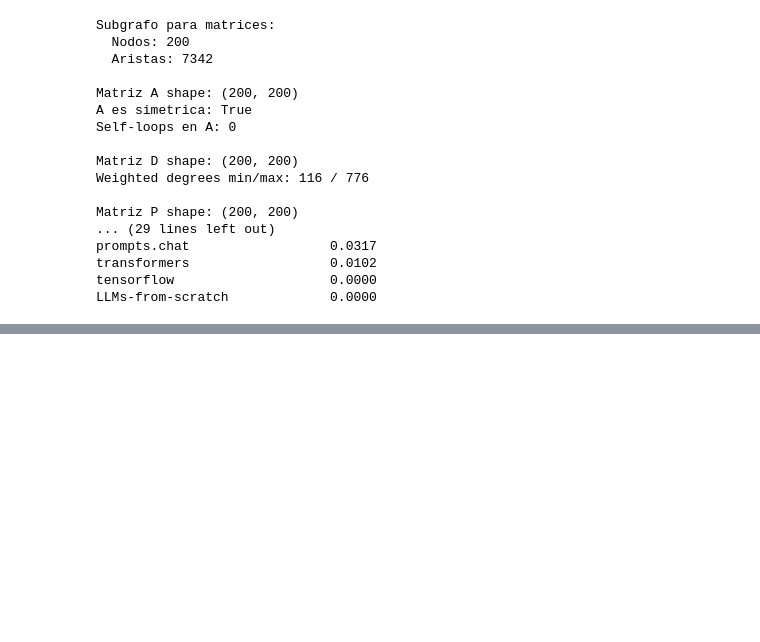
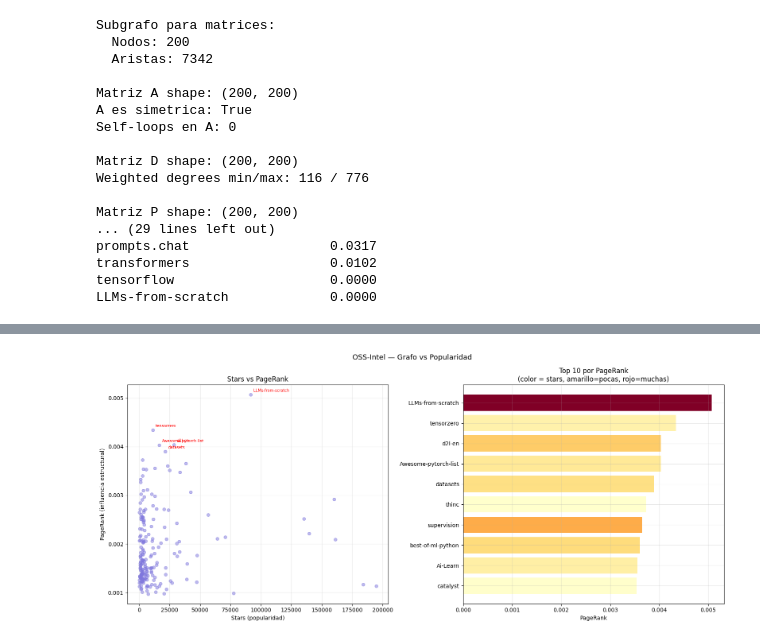
Before and after one commit to NayeliMaVi/Big-Data, a Jupyter notebook: notebooks/Sem12_graph_analytics.ipynb, the cells around one changed output, grey strips where cells are left out. Saved outputs shown, nothing was run; the diff lists cells and outputs as text; code cells hidden in the pictures; blank space fills up the shorter version.

```diff
--- a/notebooks/Sem12_graph_analytics.ipynb
+++ b/notebooks/Sem12_graph_analytics.ipynb
@@ -491,0 +841,82 @@ LLMs-from-scratch             0.0000
+# %%
+# ============================================================
+# Sección 7 — Comparación final de rankings
+# ============================================================
+
+# Construir tabla comparativa de los top 20 por cada métrica
+top_pagerank = centrality_df.sort_values("pagerank", ascending=False).head(20)
+top_stars = centrality_df.sort_values("stars", ascending=False).head(20)
+top_wd = centrality_df.sort_values("weighted_degree", ascending=False).head(20)
+
+# Rank de cada repo en cada sistema
+all_repos = centrality_df["nombre"].tolist()
+
+rank_pagerank = {row["nombre"]: i+1 for i, row in
+                 centrality_df.sort_values("pagerank", ascending=False).iterrows()}
+rank_stars = {row["nombre"]: i+1 for i, row in
+              centrality_df.sort_values("stars", ascending=False).iterrows()}
+rank_wd = {row["nombre"]: i+1 for i, row in
+           centrality_df.sort_values("weighted_degree", ascending=False).iterrows()}
+
+# Tabla de los top 15 por PageRank con su rank en stars
+comparison = centrality_df.sort_values("pagerank", ascending=False).head(15).copy()
+comparison["rank_pagerank"] = range(1, 16)
+comparison["rank_stars"] = comparison["nombre"].map(
+    lambda x: centrality_df.sort_values("stars", ascending=False)
+    .reset_index(drop=True).index[
+        centrality_df.sort_values("stars", ascending=False)["nombre"].tolist().index(x)
+    ] + 1 if x in centrality_df["nombre"].tolist() else "-"
+)
+
+print("=" * 70)
+print("COMPARACIÓN: PageRank vs Popularidad por Stars")
+print("=" * 70)
+print(f"{'Repo':<45} | {'PR rank':>7} | {'Stars rank':>10} | {'Stars':>8}")
+print("-" * 75)
+for _, row in comparison.iterrows():
+    print(f"{row['nombre']:<45} | {row['rank_pagerank']:>7} | {row['rank_stars']:>10} | {row['stars']:>8,}")
+
+# Visualización comparativa
+fig, axes = plt.subplots(1, 2, figsize=(16, 7))
+
+# Stars vs PageRank scatter
+axes[0].scatter(
+    centrality_df["stars"],
+    centrality_df["pagerank"],
+    alpha=0.5, s=30, color="#7F77DD"
+)
+# Anotar top 5 por pagerank
+for _, row in centrality_df.sort_values("pagerank", ascending=False).head(5).iterrows():
+    axes[0].annotate(
+        row["nombre"].split("/")[1],
+        (row["stars"], row["pagerank"]),
+        fontsize=7, color="red",
+        xytext=(5, 5), textcoords="offset points"
+    )
+axes[0].set_xlabel("Stars (popularidad)")
+axes[0].set_ylabel("PageRank (influencia estructural)")
+axes[0].set_title("Stars vs PageRank")
+axes[0].grid(alpha=0.3)
+
+# Bar chart top 10 PageRank coloreado por stars
+top10_pr = centrality_df.sort_values("pagerank", ascending=False).head(10)
+colors = plt.cm.YlOrRd(
+    (top10_pr["stars"] - top10_pr["stars"].min()) /
+    (top10_pr["stars"].max() - top10_pr["stars"].min())
+)
+axes[1].barh(
+    [n.split("/")[1] for n in top10_pr["nombre"]],
+    top10_pr["pagerank"],
+    color=colors
+)
+axes[1].invert_yaxis()
+axes[1].set_xlabel("PageRank")
+axes[1].set_title("Top 10 por PageRank\n(color = stars, amarillo=pocas, rojo=muchas)")
+axes[1].grid(alpha=0.3)
+
+plt.suptitle("OSS-Intel — Grafo vs Popularidad", fontsize=13)
+plt.tight_layout()
+plt.savefig(REPORT_DIR / "w12_ranking_comparison.png", dpi=150, bbox_inches="tight")
+plt.show()
+print("Guardado en reports/W12/w12_ranking_comparison.png")
+# %% [output]
@@ -491,0 +943 @@ LLMs-from-scratch             0.0000
+[figure, added]
```
Also changed, not shown: parts of 19 cells of this notebook.
